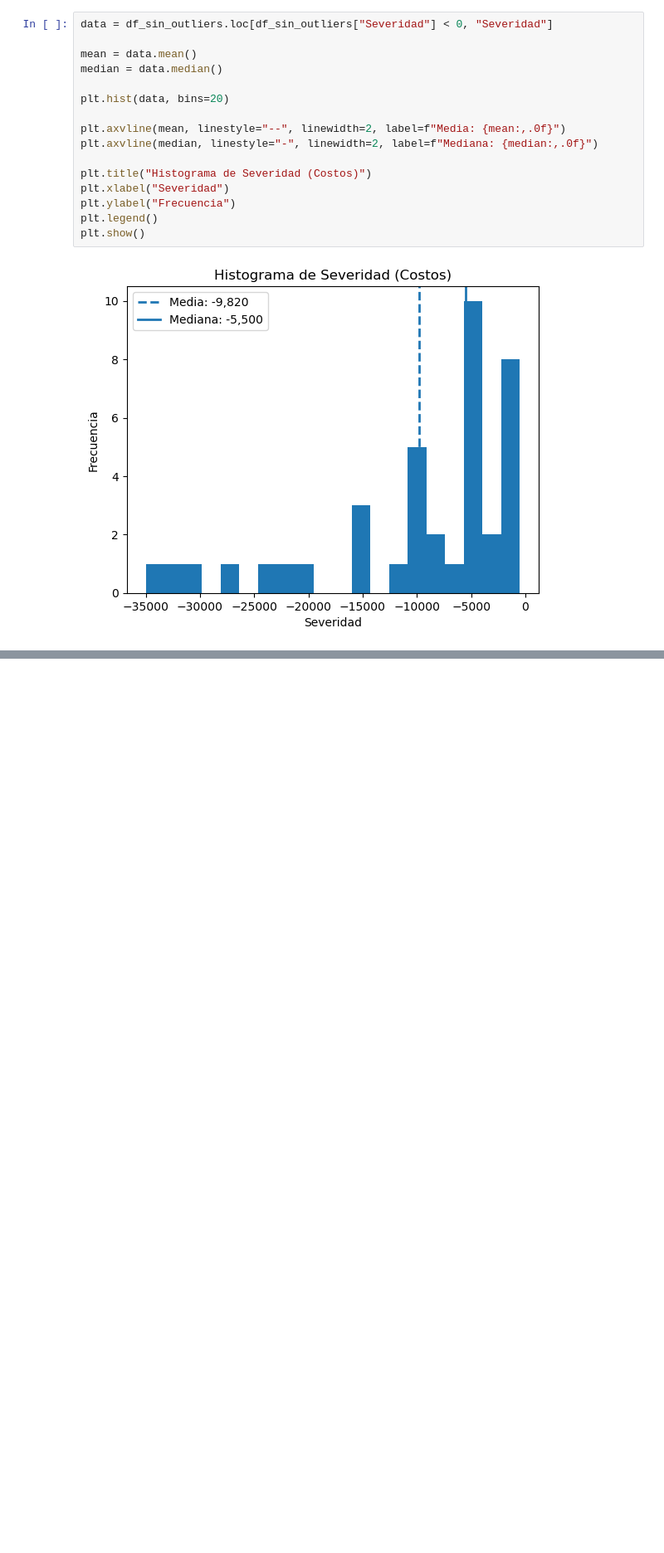
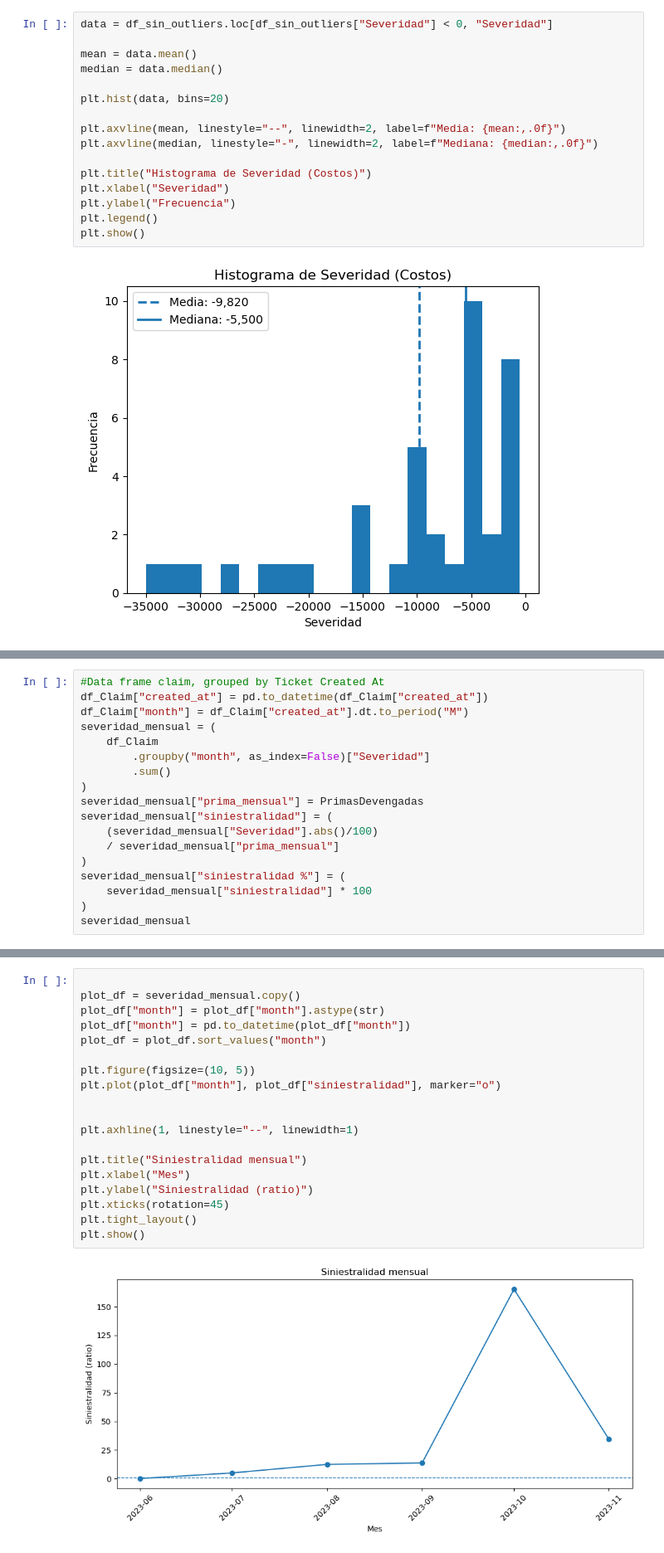
Before and after one commit to geyneph/CrabiTest, a Jupyter notebook: WorkSpace/NotebookAnalysis.ipynb, the cells around one changed output, grey strips where cells are left out. Shown at 83% size. Cells and saved outputs as stored; diff of their text form; blank space fills up the shorter version.

```diff
--- a/WorkSpace/NotebookAnalysis.ipynb
+++ b/WorkSpace/NotebookAnalysis.ipynb
@@ -385,0 +394,18 @@ plt.show()
+# %%
+#Data frame claim, grouped by Ticket Created At
+df_Claim["created_at"] = pd.to_datetime(df_Claim["created_at"])
+df_Claim["month"] = df_Claim["created_at"].dt.to_period("M")
+severidad_mensual = (
+    df_Claim
+        .groupby("month", as_index=False)["Severidad"]
+        .sum()
+)
+severidad_mensual["prima_mensual"] = PrimasDevengadas
+severidad_mensual["siniestralidad"] = (
+    (severidad_mensual["Severidad"].abs()/100)
+    / severidad_mensual["prima_mensual"]
+)
+severidad_mensual["siniestralidad %"] = (
+    severidad_mensual["siniestralidad"] * 100
+)
+severidad_mensual
@@ -385,0 +420,21 @@ plt.show()
+# %%
+
+plot_df = severidad_mensual.copy()
+plot_df["month"] = plot_df["month"].astype(str)
+plot_df["month"] = pd.to_datetime(plot_df["month"])
+plot_df = plot_df.sort_values("month")
+
+plt.figure(figsize=(10, 5))
+plt.plot(plot_df["month"], plot_df["siniestralidad"], marker="o")
+
+
+plt.axhline(1, linestyle="--", linewidth=1)
+
+plt.title("Siniestralidad mensual")
+plt.xlabel("Mes")
+plt.ylabel("Siniestralidad (ratio)")
+plt.xticks(rotation=45)
+plt.tight_layout()
+plt.show()
+# %% [output]
+[figure, added]
```
Also changed, not shown: parts of 17 cells of this notebook, 1 other file.
